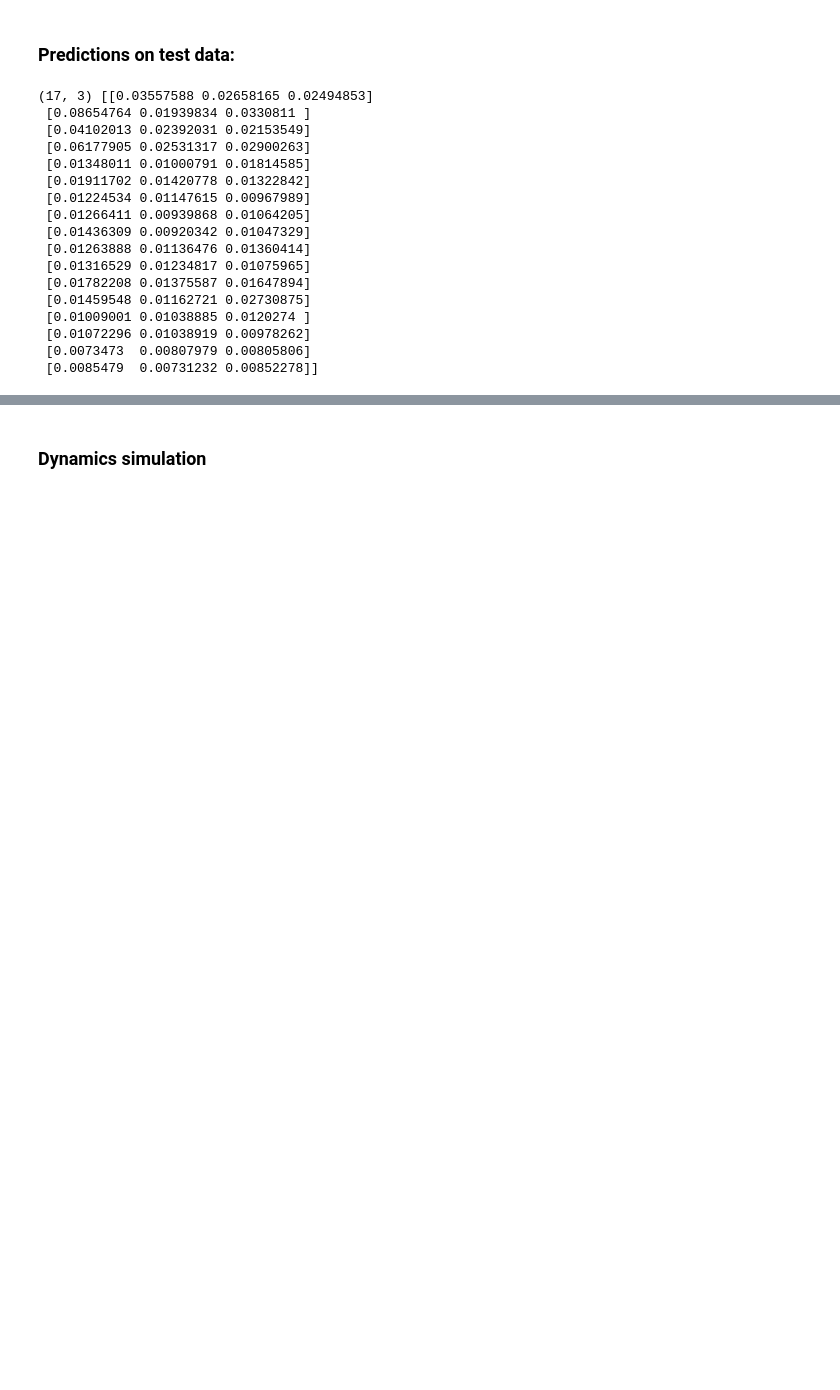
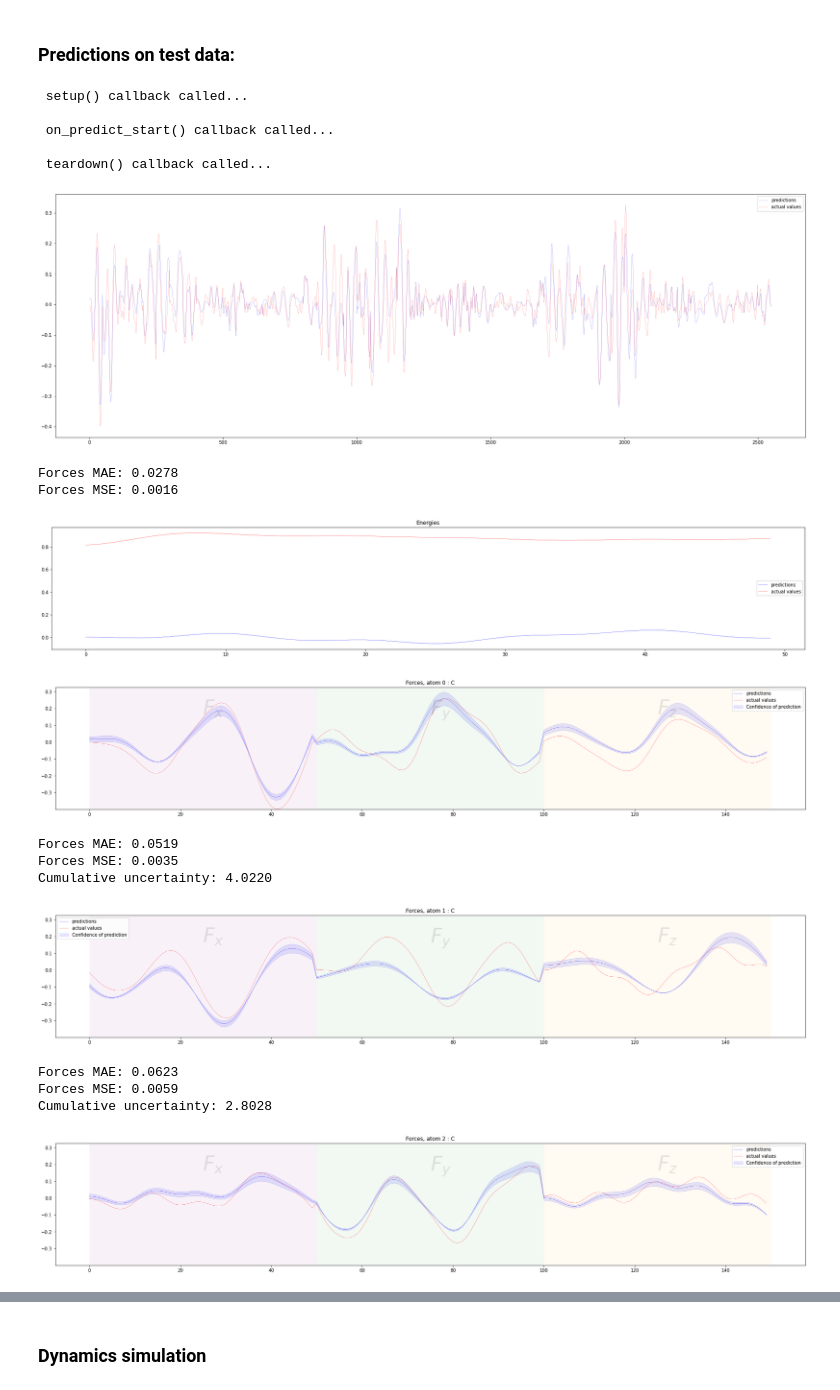
Before and after one commit to chem-gp/saddle-dynamics, a Jupyter notebook: notebooks/saddle_md.ipynb, the cells around one changed output, grey strips where cells are left out. Saved outputs shown, nothing was run; the diff lists cells and outputs as text; code cells hidden in the pictures; blank space fills up the shorter version.

Commit message:
forces predictions

```diff
--- a/notebooks/saddle_md.ipynb
+++ b/notebooks/saddle_md.ipynb
@@ -51,8 +51,8 @@ Flattening done!
 ### Prepare training/test datasets:
 # %%
 # Training data:
-# training_indices = np.sort(  np.random.choice(np.arange(0,10_000), 10000, replace=False) )
-training_indices = np.sort(  np.arange(0, 90_000, 500) )
+# training_indices = np.sort(  np.random.choice(np.arange(0,10_000), 1000, replace=False) )
+training_indices = np.sort(  np.arange(0, 10000, 50) )
 traj_train = [traj[i] for i in training_indices]
 energies_train = energies[training_indices]
 forces_train = forces[training_indices]
@@ -60,7 +60,7 @@ train_data = {'trajectory': traj_train, 'energies': energies_train, 'forces': fo
 
 #Test data:
 # test_indices = np.sort(  np.random.choice(np.arange(0,92795), 200, replace=False) )
-test_indices = np.sort(  np.arange(0,1_000,1) )
+test_indices = np.sort(  np.arange(1,101,2) )
 traj_test = [traj[i] for i in test_indices]
 energies_test = energies[test_indices]
 forces_test = forces[test_indices]
@@ -134,8 +134,8 @@ train_loader = DataLoader(train_dataset, batch_size=100_000)
 model_f = ModelForces(train_DX[ind_slice], train_F[ind_slice], hparams, 0.05)
 
 trainer_f = Trainer(
-    gpus=0,
-    max_epochs=10,
+    gpus=1,
+    max_epochs=150,
     precision=64,
     weights_summary='full',
     callbacks=[MyCallbacks()])
@@ -167,50 +154,47 @@ The number of training samples (1) is smaller than the logging interval Trainer(
 # %%
 from fande.predict import PredictorASE
 
 test_X = fdm.test_X
 test_DX = fdm.test_DX
 test_E = fdm.test_E
 test_F = fdm.test_F
 
 model_e = None
 trainer_e = None
 
 
 predictor = PredictorASE(
             model_e,
             model_f,
             trainer_e,
             trainer_f,
             test_X,
             test_DX,
             test_E,
             test_F,
             test_data,
             hparams,
             soap_params
 )
 
 
-# predictor.predict_and_plot_forces()
-mol = fdm.traj_test[0].copy()
-# f_, f_var_ = predictor.predict_forces_single(mol)
-
-print(f_.shape, f_var_)
+predictor.predict_and_plot_forces()
 # %% [output]
-(17, 3) [[0.03557588 0.02658165 0.02494853]
- [0.08654764 0.01939834 0.0330811 ]
- [0.04102013 0.02392031 0.02153549]
- [0.06177905 0.02531317 0.02900263]
- [0.01348011 0.01000791 0.01814585]
- [0.01911702 0.01420778 0.01322842]
- [0.01224534 0.01147615 0.00967989]
- [0.01266411 0.00939868 0.01064205]
- [0.01436309 0.00920342 0.01047329]
- [0.01263888 0.01136476 0.01360414]
- [0.01316529 0.01234817 0.01075965]
- [0.01782208 0.01375587 0.01647894]
- [0.01459548 0.01162721 0.02730875]
- [0.01009001 0.01038885 0.0120274 ]
- [0.01072296 0.01038919 0.00978262]
- [0.0073473  0.00807979 0.00805806]
- [0.0085479  0.00731232 0.00852278]]
+ setup() callback called...
+
+ on_predict_start() callback called...
+
+ teardown() callback called...
+[figure, added]
+Forces MAE: 0.0278
+Forces MSE: 0.0016
+[figure, added]
+[figure, added]
+Forces MAE: 0.0519
+Forces MSE: 0.0035
+Cumulative uncertainty: 4.0220
+[figure, added]
+Forces MAE: 0.0623
+Forces MSE: 0.0059
+Cumulative uncertainty: 2.8028
+[figure, added]
```
Also changed, not shown: parts of 12 cells of this notebook, 3 other files.
